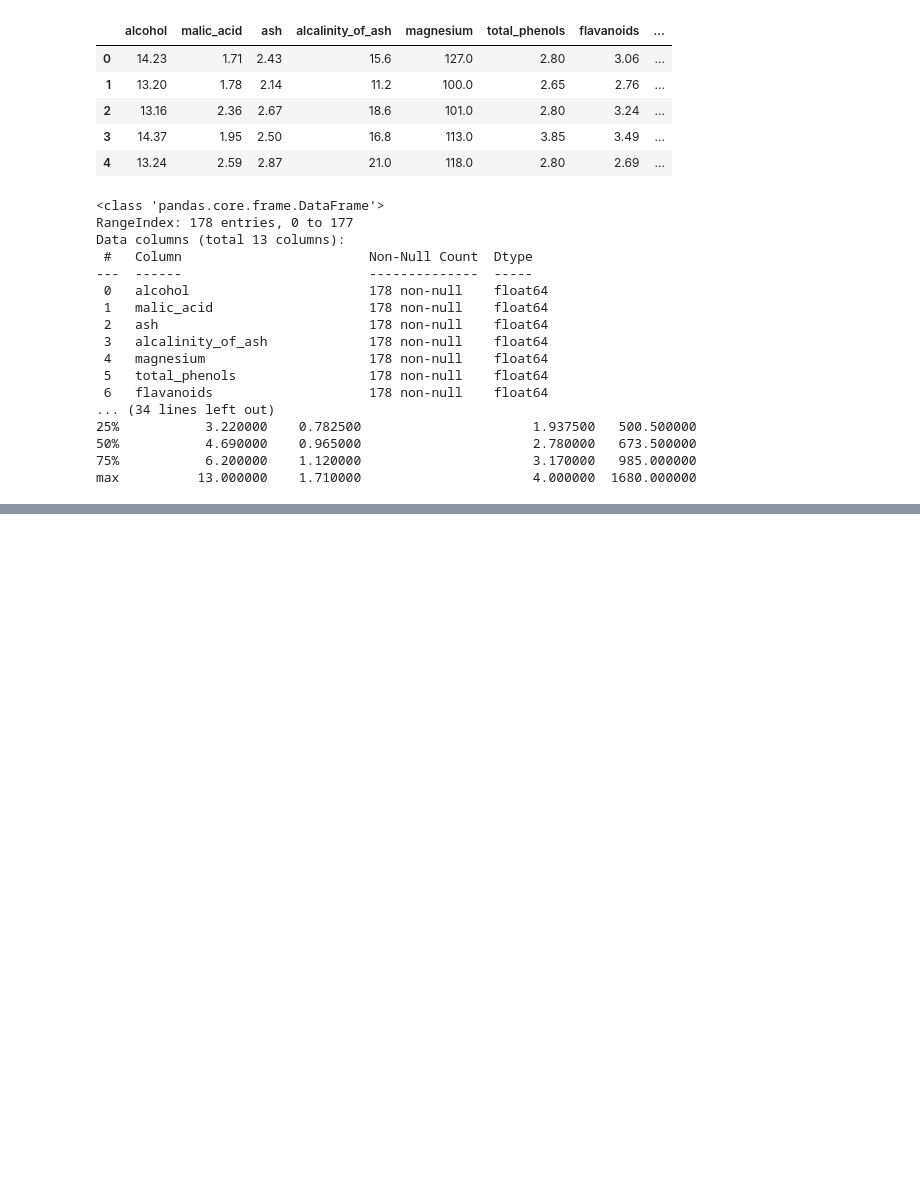
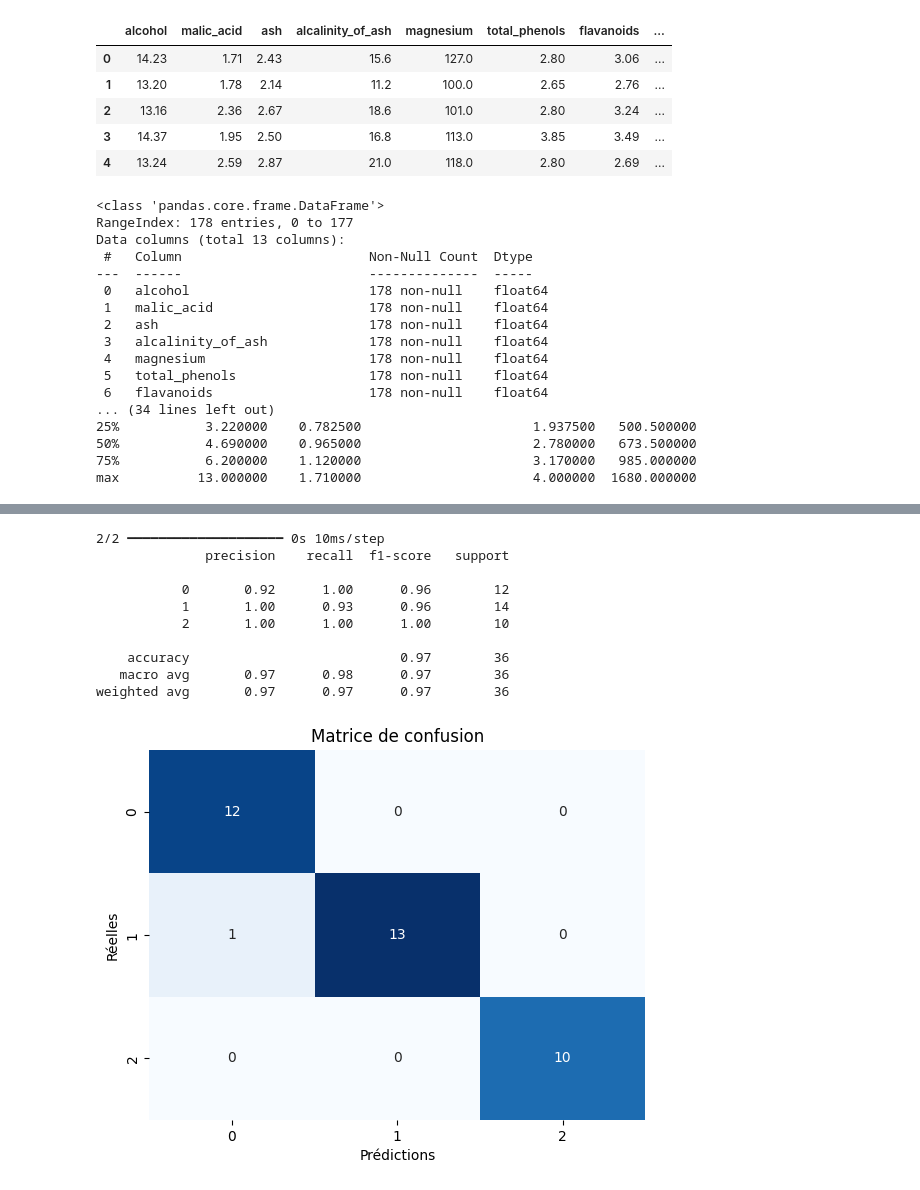
Before and after one commit to dgando-bit/Computer-Vision-Pipeline, a Jupyter notebook: dl/experiments/exos/Wine_Dataset.ipynb, the cells around one changed output, grey strips where cells are left out. Cells and saved outputs as stored; diff of their text form; code cells hidden in the pictures; blank space fills up the shorter version.

Commit message:
:sparkles: wine dataset: predict

```diff
--- a/dl/experiments/exos/Wine_Dataset.ipynb
+++ b/dl/experiments/exos/Wine_Dataset.ipynb
@@ -51,0 +79,12 @@ y = wine.target
+# %%
+# Etape 1 : Définition de l’architecture du modèle
+model = Sequential()
+
+model.add(Input(shape=(13,)))
+
+model.add(Dense(units=10, activation="tanh"))
+model.add(Dense(units=8, activation="tanh"))
+model.add(Dense(units=6, activation="tanh"))
+model.add(Dense(units=3, activation="softmax"))
+
+model.summary()
@@ -51,0 +107,22 @@ y = wine.target
+# %%
+# Etape 2 : Compilation du modèle
+model.compile(loss="sparse_categorical_crossentropy",
+             optimizer="adam",
+             metrics=["accuracy"])
+# %%
+# Etape 3 : Entraînement du modèle
+early_stop = EarlyStopping(
+    monitor="val_loss",
+    patience=20,
+    restore_best_weights=True
+)
+
+history = model.fit(
+    X_train_scaled,
+    y_train,
+    epochs=500,
+    batch_size=32,
+    validation_data=(X_val_scaled, y_val),
+    shuffle=True,
+    callbacks=[early_stop]
+)
@@ -51,0 +155,23 @@ y = wine.target
+# %%
+test_prob = model.predict(X_test_scaled)
+test_pred = np.argmax(test_prob, axis=1)
+
+from sklearn.metrics import confusion_matrix, classification_report
+print(classification_report(y_test, test_pred))
+sns.heatmap(confusion_matrix(y_test, test_pred), cmap="Blues", annot=True, cbar=False)
+plt.xlabel("Prédictions")
+plt.ylabel("Réelles")
+plt.title("Matrice de confusion")
+plt.show()
+# %% [output]
+2/2 ━━━━━━━━━━━━━━━━━━━━ 0s 10ms/step
+              precision    recall  f1-score   support
+
+           0       0.92      1.00      0.96        12
+           1       1.00      0.93      0.96        14
+           2       1.00      1.00      1.00        10
+
+    accuracy                           0.97        36
+   macro avg       0.97      0.98      0.97        36
+weighted avg       0.97      0.97      0.97        36
+[figure, added]
```
Also changed, not shown: parts of 8 cells of this notebook.
